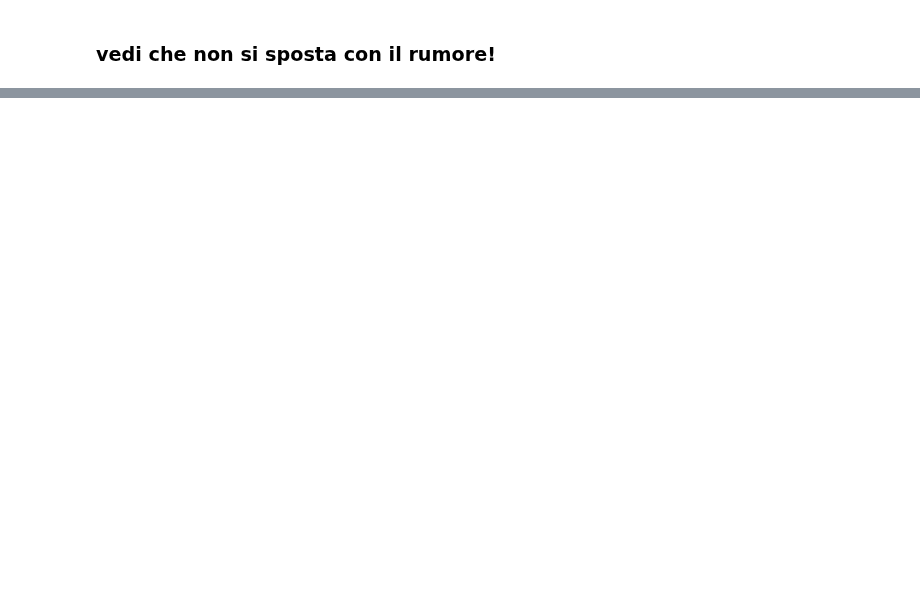
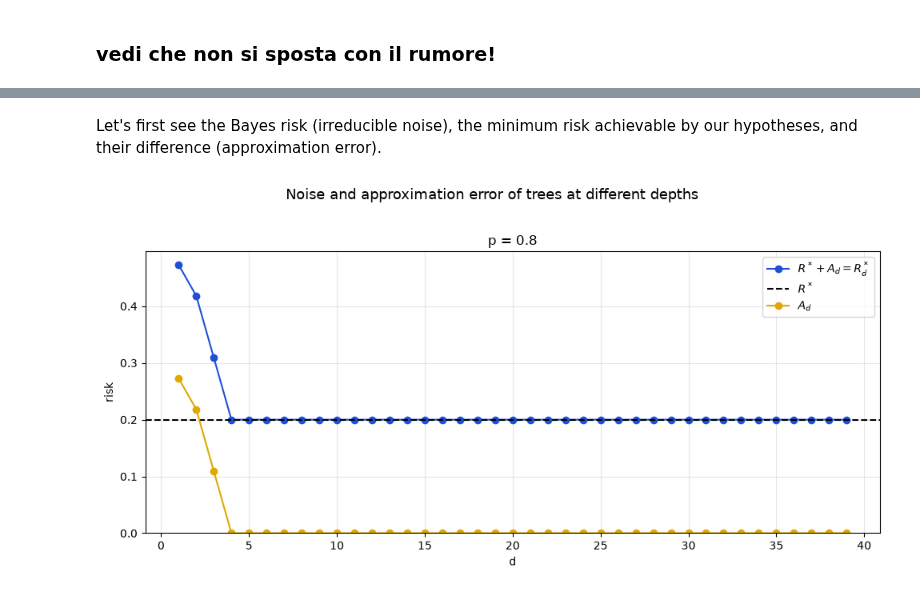
Before and after one commit to matildedol/tesi, a Jupyter notebook: source/rifaresperimenti.ipynb, the cells around one changed output, grey strips where cells are left out. Saved outputs shown, nothing was run; the diff lists cells and outputs as text; code cells hidden in the pictures; blank space fills up the shorter version.

```diff
--- a/source/rifaresperimenti.ipynb
+++ b/source/rifaresperimenti.ipynb
@@ -106 +111,44 @@ We plot
 \end{equation}
+# %%
+# MODEL
+mymodel = DecisionTreeClassifier
+
+# PARAMETERS
+supp_size = 10_000
+data_size_test = 200_000
+data_size_tr = 50
+num_iter = 100
+num_crossings = 10
+noise_par = 0.8
+
+from functools import partial
+mysine = partial(sine, m = num_crossings)
+# %% [markdown]
+Let's first see the Bayes risk (irreducible noise), the minimum risk achievable by our hypotheses, and their difference (approximation error).
+# %%
+# same depths that main_loop and plots use
+depths, _ = get_depths_list(np.log2(data_size_tr), mymodel)
+
+R_star_d = dp_R_star_d(mysine, depths, N = supp_size, p = noise_par)
+
+R_star = 1-noise_par
+
+A_d = R_star_d - R_star
+
+def plot_noise_approxerr(ax, depths, R_star_d, R_star):
+    # colors on purpose different from the ones used in plots() for the errors
+    ax.plot(depths, R_star_d, color='#1F4FD8', marker='o', label=r'$R^* + A_d = R^*_d$')
+    ax.axhline(R_star, color='k', linestyle='--', label=r'$R^*$')
+    ax.plot(depths, R_star_d - R_star, color='#E0A800', marker='o', label=r'$A_d$')
+    ax.set_ylim(bottom=0)
+    ax.set_xlabel('d'); ax.set_ylabel('risk')
+    ax.legend(); ax.grid(True, alpha=0.3)
+
+fig, ax = plt.subplots(figsize=(10, 5))
+fig.suptitle('Noise and approximation error of trees at different depths', fontsize=13)
+plot_noise_approxerr(ax, depths, R_star_d, R_star)
+ax.set_title(f'p = {noise_par}')
+plt.tight_layout(rect=[0, 0, 1, 0.96])
+plt.show()
+# %% [output]
+[figure, added]
```
Also changed, not shown: parts of 11 cells of this notebook, 3 other files.
